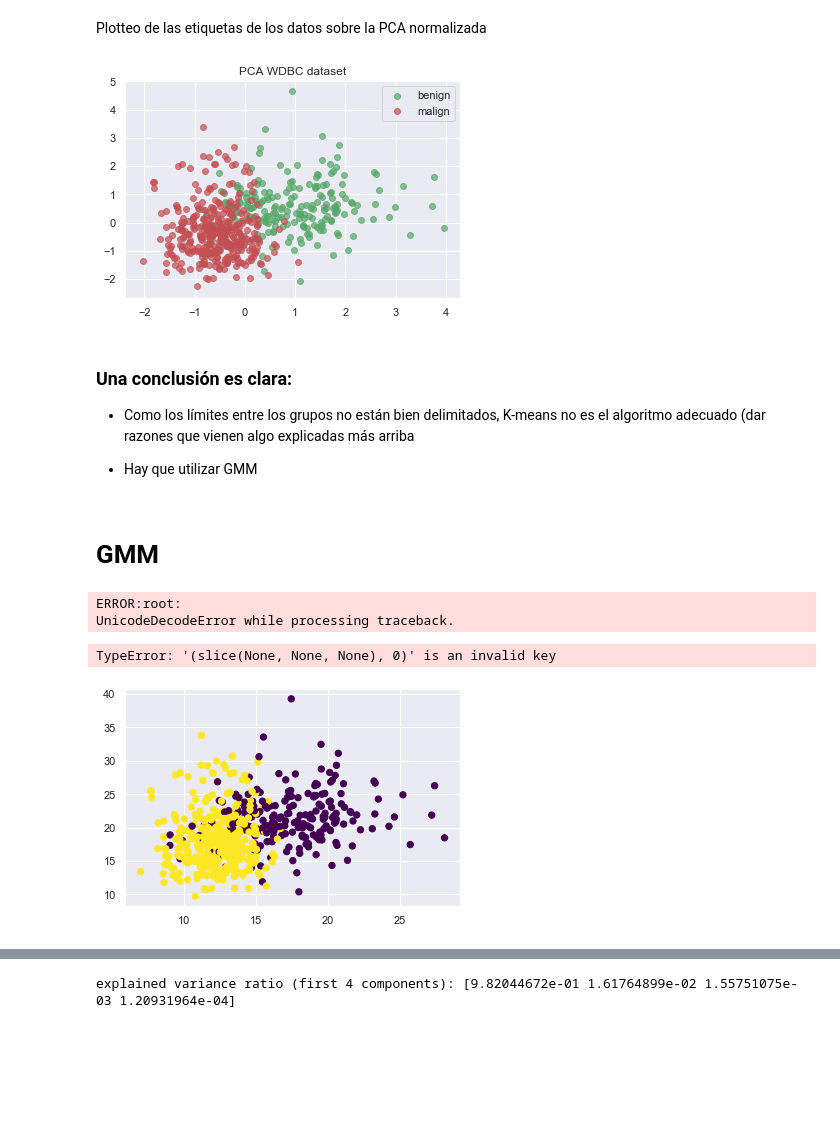
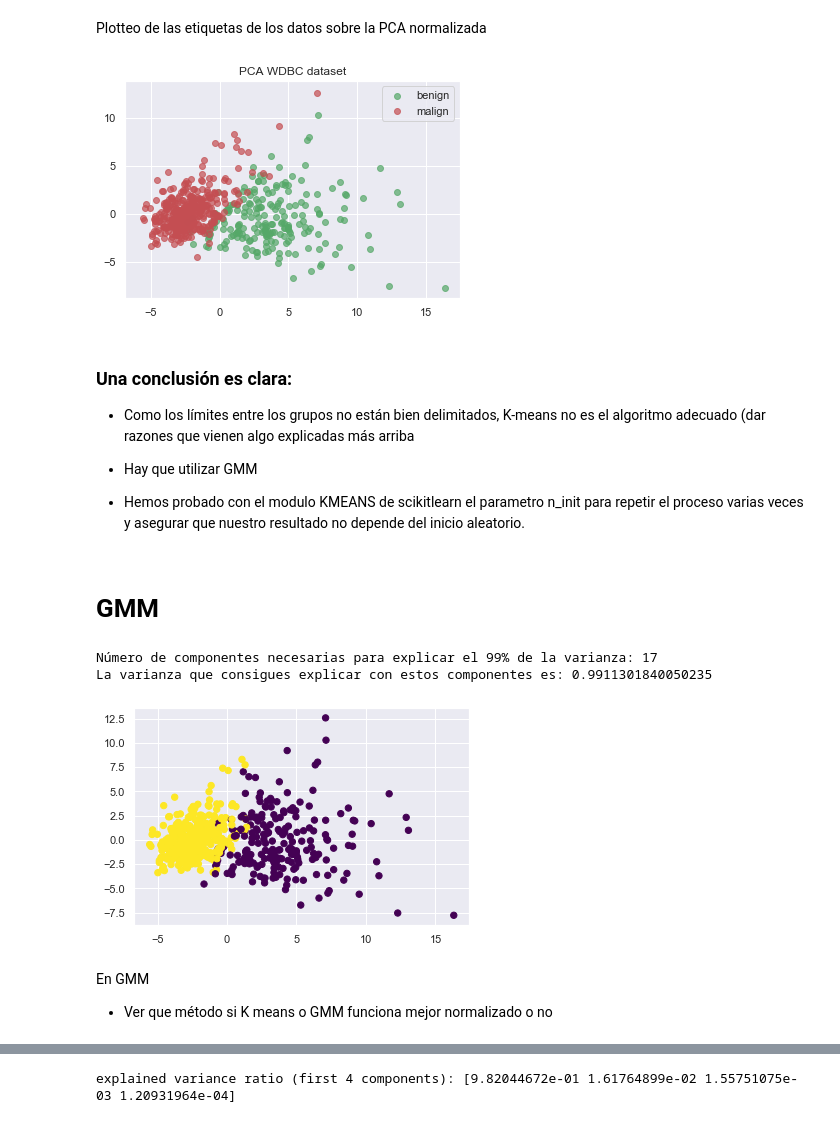
Before and after one commit to Huertas97/APAU_practicas, a Jupyter notebook: Tarea_3/Practica_3/notebook_Clustering_Guille_2.ipynb, the cells around one changed output, grey strips where cells are left out. Cells and saved outputs as stored; diff of their text form; code cells hidden in the pictures; blank space fills up the shorter version.

```diff
--- a/Tarea_3/Practica_3/notebook_Clustering_Guille_2.ipynb
+++ b/Tarea_3/Practica_3/notebook_Clustering_Guille_2.ipynb
@@ -965,6 +1003,9 @@ Plotteo de las etiquetas de los datos sobre la PCA normalizada
 df_snp_pca = pd.DataFrame(df_wbcd_std_pca,
                 columns=['PC' + str(x) for x in range(1, 5)],
                 index=df_wdbc.index)
+
+#print(df_snp_pca)
+# print(df_wbcd_std_pca)
 
 y = (data.values[ :, 1 ] == 'B').astype(np.int)
 target_names = np.array([('benign'), ('malign')], dtype=np.dtype('U10'))
@@ -978,10 +1019,10 @@ comp1=0; #first component to visualize, you can modify it
 comp2=1; #second component to visualize, you can modify it
 
 # plot the two components selected above for both malign and benign tumors
-plt.scatter(df_wbcd_std[y == 0, comp1], df_wbcd_std[y == 0, comp2], color='g', alpha=.7, lw=1,
+plt.scatter(df_wbcd_std_pca[y == 0, comp1], df_wbcd_std_pca[y == 0, comp2], color='g', alpha=.7, lw=1,
                 label='benign')
 
-plt.scatter(df_wbcd_std[y == 1, comp1], df_wbcd_std[y == 1, comp2], color='r', alpha=.7, lw=1,
+plt.scatter(df_wbcd_std_pca[y == 1, comp1],df_wbcd_std_pca[y == 1, comp2], color='r', alpha=.7, lw=1,
                 label='malign')
 
 plt.legend(loc='best', shadow=False, scatterpoints=1)
@@ -989,39 +1030,59 @@ plt.title('PCA WDBC dataset')
 
 plt.show()
 # %% [output]
-[figure, old version]
+[figure, new version]
 # %% [markdown]
 ### Una conclusión es clara:
 * Como los límites entre los grupos no están bien delimitados, K-means no es el algoritmo adecuado (dar razones que vienen algo explicadas más arriba
 
 * Hay que utilizar GMM
+
+* Hemos probado con el modulo KMEANS de scikitlearn el parametro n_init para repetir el proceso varias veces y asegurar que nuestro resultado no depende del inicio aleatorio.
 # %% [markdown]
 # GMM
 # %%
 # import the Gaussian Mixture Model algorithm from sklearn
 from sklearn.mixture import GaussianMixture as GMM
 
 data = pd.read_csv('./data/wdbc.csv',header=None) #as there is no header in this case
 
 # Me quito las dos primeras columnas
 X = data.values[ :, 2:].astype(np.float)
 
 # lo paso a data frame para poder visualizarlo y hacerle el head
 df_wdbc = pd.DataFrame(X)
 
 # Normalizamos
 df_wbcd_std = sklearn.preprocessing.StandardScaler().fit_transform(df_wdbc)
+
+# Hacemos PCA para 4 componentes.
+pca = PCA(n_components=30)
+
+# Explicar ploteando solo dos componentes
+df_wbcd_std_pca = pca.fit(df_wbcd_std).transform(df_wbcd_std)
+X_std_pca = np.array(df_wbcd_std_pca)
+
+
+# Vemos cuantas componentes necesitamos para retener el 99% de la varianza
+n_componentes = sum(np.cumsum(pca.explained_variance_ratio_) <= 0.99)+1 # más uno porque hay que incluir el que supera el 0.99
+varianza_expl = np.cumsum(pca.explained_variance_ratio_)[n_componentes-1]
+print("Número de componentes necesarias para explicar el 99% de la varianza:", n_componentes,
+     "\nLa varianza que consigues explicar con estos componentes es:", varianza_expl)
+
+
+
+
 # estimate model parameters with the EM algorithm, we will use four gaussian functions
-gmm = GMM(n_components=2).fit(df_wbcd_std)
+gmm = GMM(n_components=2, random_state=42, covariance_type='full', n_init = 5).fit(df_wbcd_std)
 
 # predict the labels for the data samples in X using trained model
 labels = gmm.predict(df_wbcd_std)
-plt.scatter(X[:, 0], X[:, 1], c=labels, s=40, cmap='viridis');
-
-
-my_module.plot_gmm(gmm, df_wdbc)
+plt.scatter(X_std_pca[:, 0], X_std_pca[:, 1], c=labels, s=40, cmap='viridis');
 # %% [output]
-ERROR:root:
-UnicodeDecodeError while processing traceback.
+Número de componentes necesarias para explicar el 99% de la varianza: 17
+La varianza que consigues explicar con estos componentes es: 0.9911301840050235
-TypeError: '(slice(None, None, None), 0)' is an invalid key
-[figure, old version]
+[figure, new version]
+# %% [markdown]
+En GMM
+
+* Ver que método si K means o GMM funciona mejor normalizado o no
```
Also changed, not shown: parts of 6 cells of this notebook.
